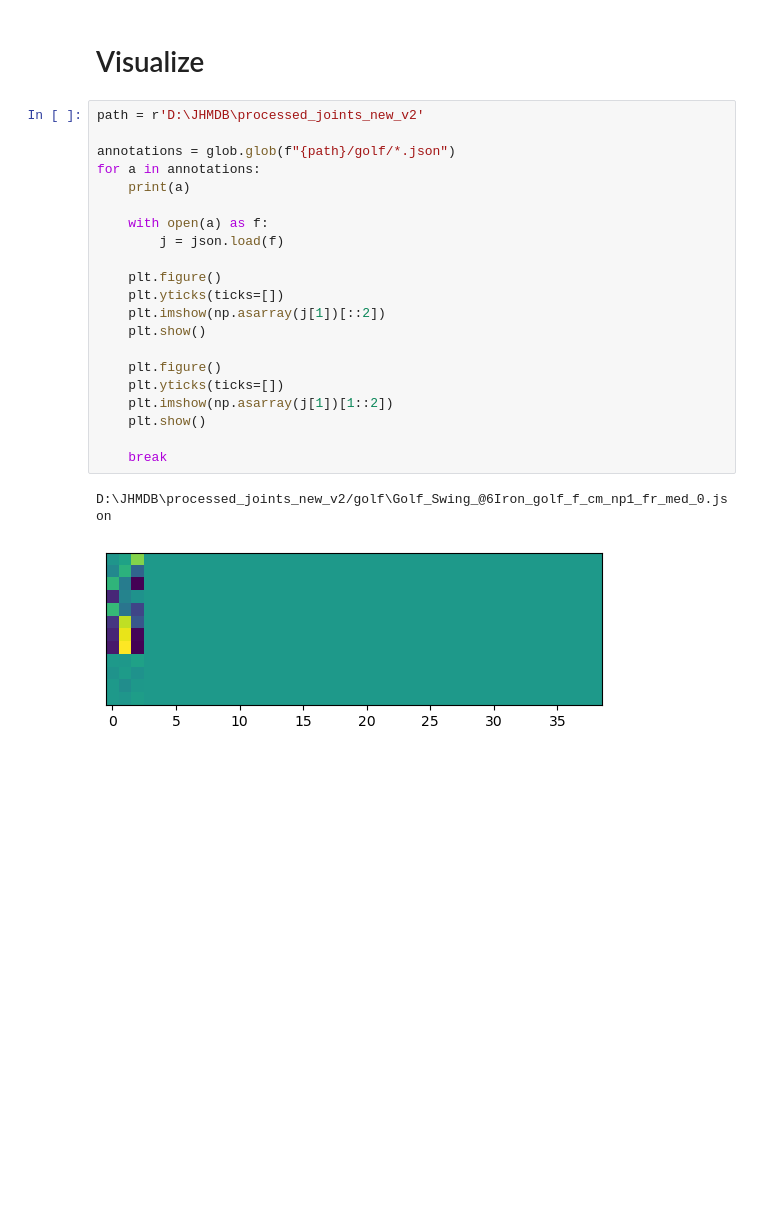
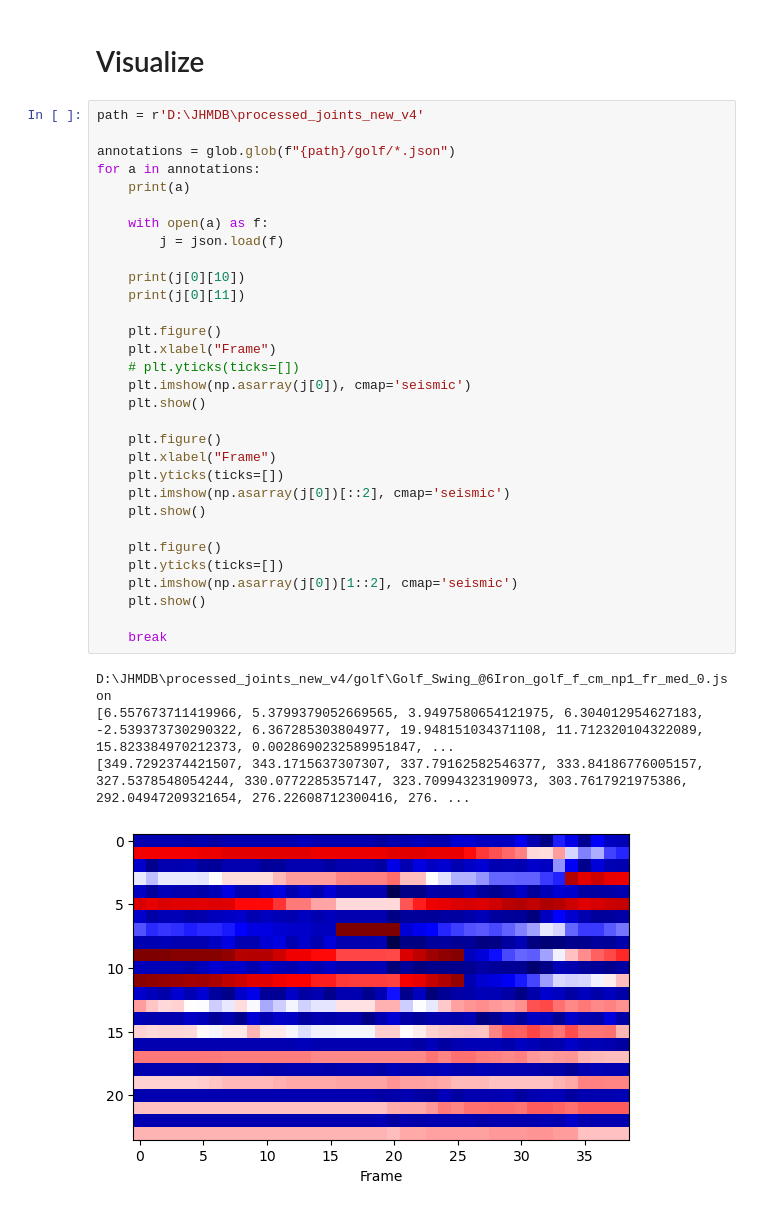
Before and after one commit to NickFleece/Thesis, a Jupyter notebook: skeleton-action-recognition/jhmdb/preprocessing.ipynb, the cells around one changed output. Saved outputs shown, nothing was run; the diff lists cells and outputs as text; blank space fills up the shorter version.

```diff
--- a/skeleton-action-recognition/jhmdb/preprocessing.ipynb
+++ b/skeleton-action-recognition/jhmdb/preprocessing.ipynb
@@ -196,26 +210,38 @@ stand
 # %% [markdown]
 # Visualize
 # %%
-path = r'D:\JHMDB\processed_joints_new_v2'
+path = r'D:\JHMDB\processed_joints_new_v4'
 
 annotations = glob.glob(f"{path}/golf/*.json")
 for a in annotations:
     print(a)
 
     with open(a) as f:
         j = json.load(f)
 
+    print(j[0][10])
+    print(j[0][11])
+
     plt.figure()
+    plt.xlabel("Frame")
+    # plt.yticks(ticks=[])
+    plt.imshow(np.asarray(j[0]), cmap='seismic')
+    plt.show()
+
+    plt.figure()
+    plt.xlabel("Frame")
     plt.yticks(ticks=[])
-    plt.imshow(np.asarray(j[1])[::2])
+    plt.imshow(np.asarray(j[0])[::2], cmap='seismic')
     plt.show()
 
     plt.figure()
     plt.yticks(ticks=[])
-    plt.imshow(np.asarray(j[1])[1::2])
+    plt.imshow(np.asarray(j[0])[1::2], cmap='seismic')
     plt.show()
 
     break
 # %% [output]
-D:\JHMDB\processed_joints_new_v2/golf\Golf_Swing_@6Iron_golf_f_cm_np1_fr_med_0.json
+D:\JHMDB\processed_joints_new_v4/golf\Golf_Swing_@6Iron_golf_f_cm_np1_fr_med_0.json
+[6.557673711419966, 5.3799379052669565, 3.9497580654121975, 6.304012954627183, -2.539373730290322, 6.367285303804977, 19.948151034371108, 11.712320104322089, 15.823384970212373, 0.0028690232589951847, ...
+[349.7292374421507, 343.1715637307307, 337.79162582546377, 333.84186776005157, 327.5378548054244, 330.0772285357147, 323.70994323190973, 303.7617921975386, 292.04947209321654, 276.22608712300416, 276. ...
-[figure, old version]
+[figure, new version]
```
Also changed, not shown: parts of 2 cells of this notebook, 2 other files.
